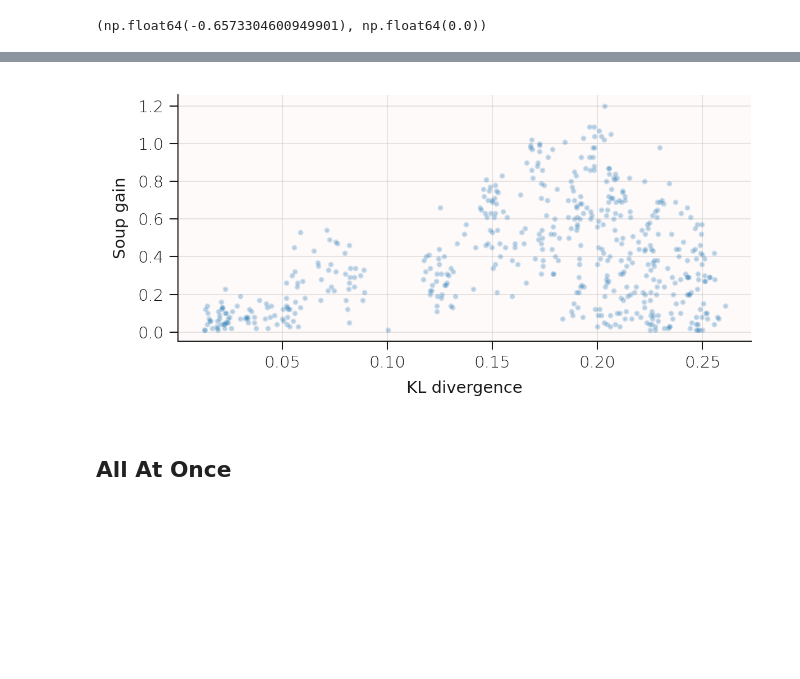
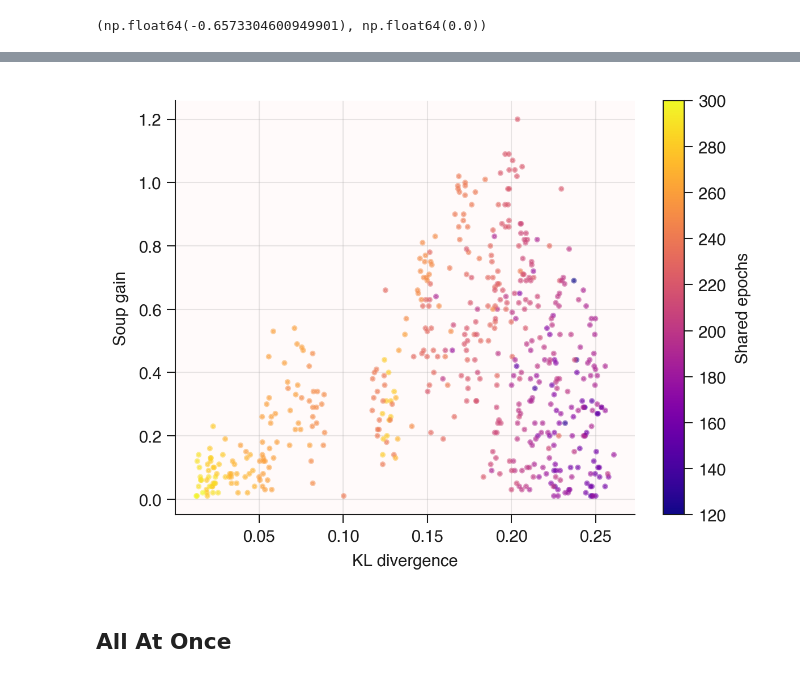
Before and after one commit to chipnbits/too-salty, a Jupyter notebook: notebooks/3. Similarities.ipynb, the cells around one changed output, grey strips where cells are left out. Cells and saved outputs as stored; diff of their text form; code cells hidden in the pictures; blank space fills up the shorter version.

```diff
--- a/notebooks/3. Similarities.ipynb
+++ b/notebooks/3. Similarities.ipynb
@@ -88,9 +88,10 @@ metric_name_map = {
 
 for metric in similarity_metrics:
     # Select and drop NaNs
-    df = soups[[metric, 'soup_gain']].dropna()
+    df = soups[[metric, 'soup_gain', 'shared_epochs']].dropna()
     x = df[metric].to_numpy()
     y = df['soup_gain'].to_numpy()
+    c = df['shared_epochs']
 
     if len(x) < 2:
         print(f'Skipping {metric}: not enough data')
@@ -101,9 +102,9 @@ for metric in similarity_metrics:
     spearman_r, spearman_p = spearmanr(x, y)
 
     # Plot
-    fig, ax = plt.subplots(figsize=(4,2))
+    fig, ax = plt.subplots(figsize=(4,3))
 
-    ax.scatter(x, y, alpha=0.2, s=2)
+    sc = ax.scatter(x, y, s=2, c=c, cmap='plasma') # alpha set below
 
     ax.set_xlabel(metric_name_map[metric])
     ax.set_ylabel('Soup gain')
@@ -111,9 +112,14 @@ for metric in similarity_metrics:
     #     f'Positive soups: soup gain vs KL on logits\n'
     #     f'Spearman ρ = {spearman_r:.3f}'
     # )
+    cbar = plt.colorbar(sc, ax=ax)
+    cbar.set_label('Shared epochs')
+    sc.set_alpha(1)
+    cbar.update_normal(sc)
+    sc.set_alpha(0.15)
 
     ax.grid(True, alpha=0.3)
     plt.tight_layout()
-    plt.savefig(f'../iclr_report/figures/soup_gain_vs_kl.png', dpi=300)
+    plt.savefig(f'../iclr_report/poster_figures/soup_gain_vs_kl.pdf')
     plt.show()
 # %% [output]
@@ -121,38 +127,45 @@ for metric in similarity_metrics:
 # %%
 # Keep only soups that worked
 soups_pos = soups[soups['soup_gain'] > 0]
 
 for metric in similarity_metrics:
     # Select and drop NaNs
-    df = soups_pos[[metric, 'soup_gain']].dropna()
+    df = soups_pos[[metric, 'soup_gain', 'shared_epochs']].dropna()
     x = df[metric].to_numpy()
     y = df['soup_gain'].to_numpy()
+    c = df['shared_epochs']
 
     if len(x) < 2:
         print(f'Skipping {metric}: not enough data')
         continue
 
     # Correlations
     pearson_r, pearson_p = pearsonr(x, y)
     spearman_r, spearman_p = spearmanr(x, y)
 
     # Plot
-    fig, ax = plt.subplots(figsize=(4,2))
-    ax.scatter(x, y, alpha=0.2, s=2)
+    fig, ax = plt.subplots(figsize=(4,3))
+    sc = ax.scatter(x, y, s=2, c=c, cmap='plasma')
 
     ax.set_xlabel(metric_name_map[metric])
     ax.set_ylabel('Soup gain')
     # ax.set_title(
     #     f'Positive soups: soup gain vs KL on logits\n'
     #     f'Spearman ρ = {spearman_r:.3f}'
     # )
 
+    cbar = plt.colorbar(sc, ax=ax)
+    cbar.set_label('Shared epochs')
+    sc.set_alpha(1)
+    cbar.update_normal(sc)
+    sc.set_alpha(0.5)
+
     ax.grid(True, alpha=0.3)
     plt.tight_layout()
-    plt.savefig(f'../iclr_report/figures/soup_gain_vs_kl_positive_soups.png', dpi=300)
+    plt.savefig(f'../iclr_report/poster_figures/soup_gain_vs_kl_positive_soups.pdf')
     plt.show()
 # %% [output]
-[figure, old version]
+[figure, new version]
 # %% [markdown]
 ## All At Once
 # %%
```
Also changed, not shown: parts of 2 cells of this notebook, 6 other files.
